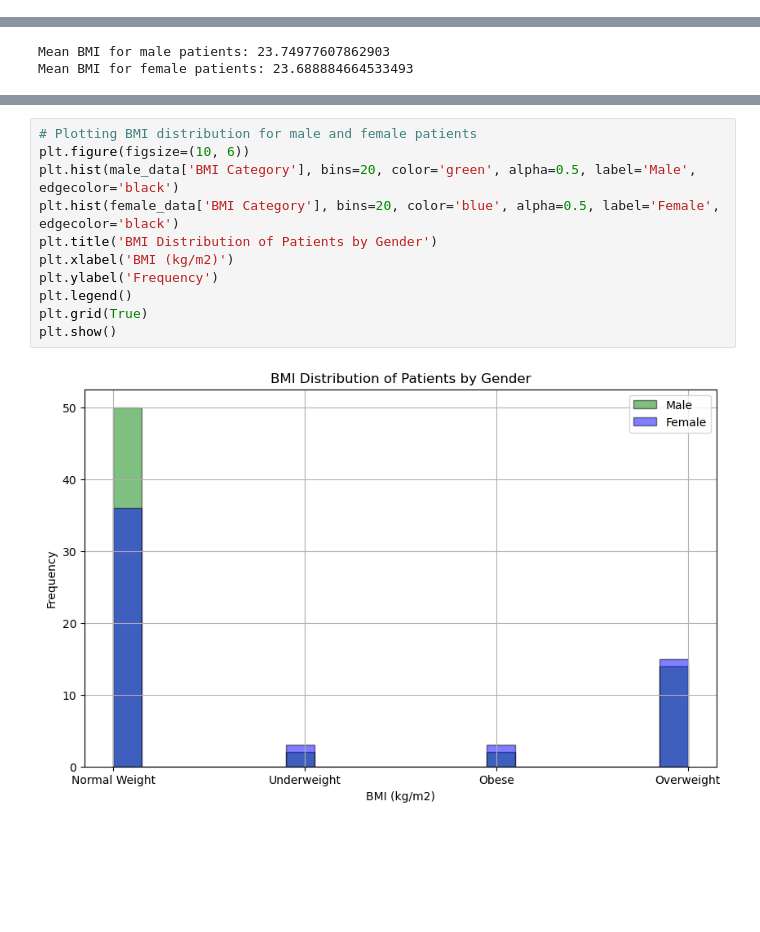
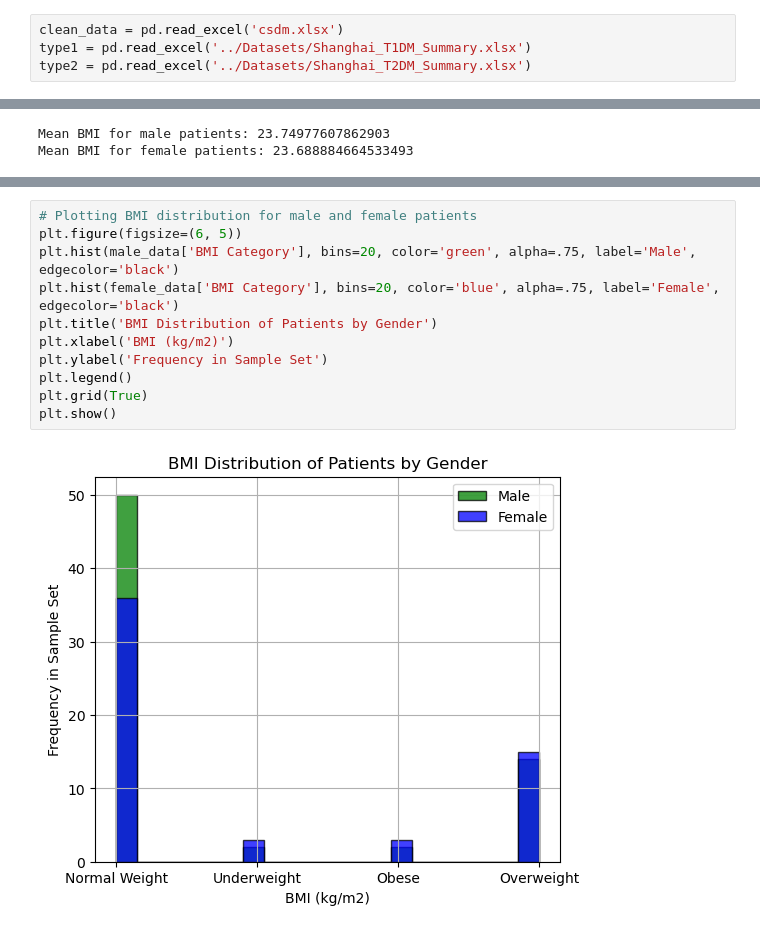
Before and after one commit to LaShawnSykes/Group-3_Project1, a Jupyter notebook: Code/rev_dataset.ipynb, the cells around one changed output, grey strips where cells are left out. Drawn from its saved outputs; the diff is of its cells as text; blank space fills up the shorter version.

Commit message:
Updated: code for graphs, storyline ideas, need decision on T1/T2 or merge

```diff
--- a/Code/rev_dataset.ipynb
+++ b/Code/rev_dataset.ipynb
@@ -5,6 +5,10 @@ import pandas as pd
 import seaborn as sns
 import matplotlib.pyplot as plt
 from IPython.display import display
+# %%
+clean_data = pd.read_excel('csdm.xlsx')
+type1 = pd.read_excel('../Datasets/Shanghai_T1DM_Summary.xlsx')
+type2 = pd.read_excel('../Datasets/Shanghai_T2DM_Summary.xlsx')
 # %%
 # Load the dataset
 cd1 = clean_data
@@ -141,16 +145,16 @@ plt.show()
 # %%
 # Plotting BMI distribution for male and female patients
-plt.figure(figsize=(10, 6))
-plt.hist(male_data['BMI Category'], bins=20, color='green', alpha=0.5, label='Male', edgecolor='black')
-plt.hist(female_data['BMI Category'], bins=20, color='blue', alpha=0.5, label='Female', edgecolor='black')
+plt.figure(figsize=(6, 5))
+plt.hist(male_data['BMI Category'], bins=20, color='green', alpha=.75, label='Male', edgecolor='black')
+plt.hist(female_data['BMI Category'], bins=20, color='blue', alpha=.75, label='Female', edgecolor='black')
 plt.title('BMI Distribution of Patients by Gender')
 plt.xlabel('BMI (kg/m2)')
-plt.ylabel('Frequency')
+plt.ylabel('Frequency in Sample Set')
 plt.legend()
 plt.grid(True)
 plt.show()
 # %% [output]
-[figure, old version]
+[figure, new version]
 # %%
 # Visualization 2: Bar Chart of Hypoglycemia Incidence
 plt.figure(figsize=(10, 8))
```
Also changed, not shown: parts of 10 cells of this notebook, 2 other files.
